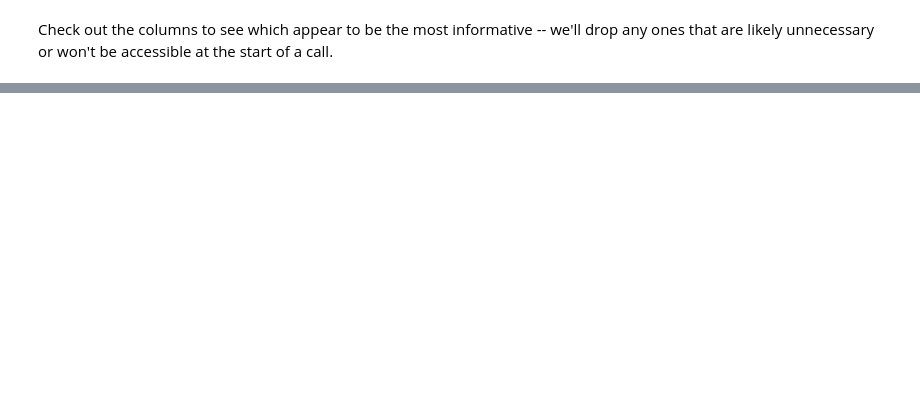
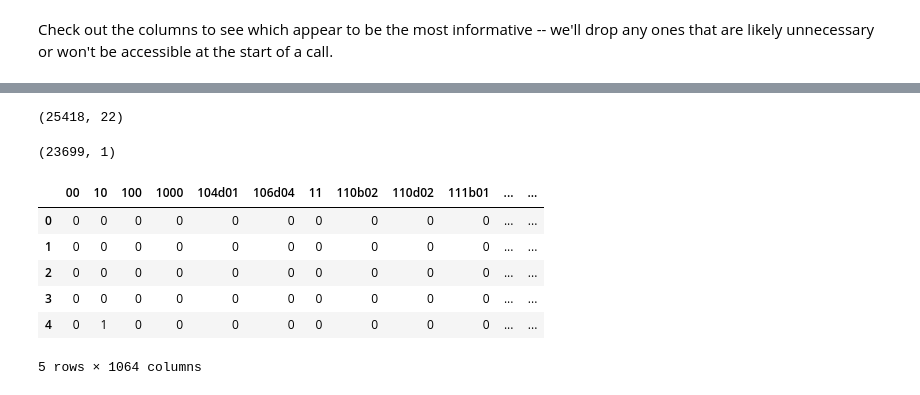
Before and after one commit to shihabhasan/call-for-service, a Jupyter notebook: working_files/notebooks/Text Analysis.ipynb, the cells around one changed output, grey strips where cells are left out. Drawn from its saved outputs; the diff is of its cells as text; code cells hidden in the pictures; blank space fills up the shorter version.

Commit message:
Some text analysis, fixed in_call view inaccuracy, and added year to call and incident

```diff
--- a/working_files/notebooks/Text Analysis.ipynb
+++ b/working_files/notebooks/Text Analysis.ipynb
@@ -146,0 +139,49 @@ notes = pd.read_sql("SELECT * FROM note, call WHERE note.call_id = call.call_id
+# %%
+call_info.shape
+# %% [output]
+(25418, 22)
+# %%
+"""separate_notes = defaultdict(list)
+
+for row in db.query("SELECT * from note;"):
+    separate_notes[row['call_id']].append(row['body'])
+
+note_bodies = []
+call_ids = []
+
+for call_id in separate_notes.keys():
+    call_ids.append(call_id)
+    note_bodies.append('\n'.join(separate_notes[call_id]))
+
+notes = pd.DataFrame({'note': note_bodies}, index=call_ids)
+notes.index.name = 'call_id'
+notes.head()"""
+
+notes = pd.read_sql("SELECT note.call_id, body FROM note INNER JOIN call ON note.call_id=call.call_id "
+                    "WHERE call.incident_id IS NOT NULL ORDER BY call_id;", con=engine)
+notes['body'] = notes['body'].map(lambda x: '' if x is None else x)
+note_grp = notes.groupby('call_id', sort=False).agg(lambda x: '\n'.join(x.tolist()))
+note_grp.shape
+# %% [output]
+(23699, 1)
+# %%
+from nltk.corpus import stopwords
+from sklearn.feature_extraction.text import CountVectorizer
+from nltk.corpus import wordnet as wn
+
+stopwords = set(stopwords.words('english'))
+
+vec = CountVectorizer(stop_words=stopwords, min_df=0.005, max_df=0.99)
+data = vec.fit_transform(note_grp['body'].tolist()).toarray()
+data_names = vec.get_feature_names()
+
+group = pd.DataFrame(data, columns=data_names)
+group.shape()
+# %% [output]
+|  | 00 | 10 | 100 | 1000 | 104d01 | 106d04 | 11 | 110b02 | 110d02 | 111b01 | ... | ... |
+| 0 | 0 | 0 | 0 | 0 | 0 | 0 | 0 | 0 | 0 | 0 | ... | ... |
+| 1 | 0 | 0 | 0 | 0 | 0 | 0 | 0 | 0 | 0 | 0 | ... | ... |
+| 2 | 0 | 0 | 0 | 0 | 0 | 0 | 0 | 0 | 0 | 0 | ... | ... |
+| 3 | 0 | 0 | 0 | 0 | 0 | 0 | 0 | 0 | 0 | 0 | ... | ... |
+| 4 | 0 | 1 | 0 | 0 | 0 | 0 | 0 | 0 | 0 | 0 | ... | ... |
+5 rows × 1064 columns
```
Also changed, not shown: parts of 21 cells of this notebook, 4 other files.
